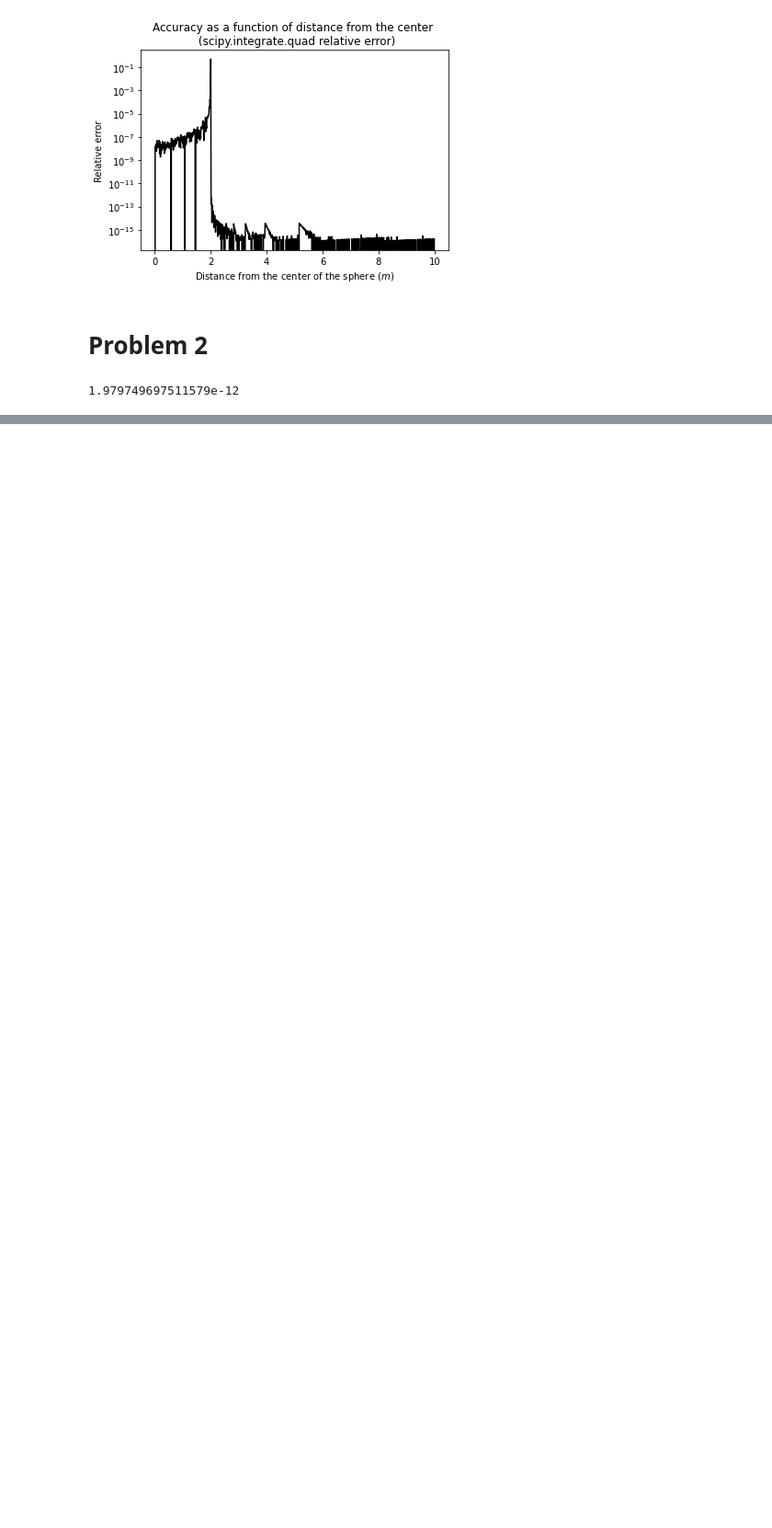
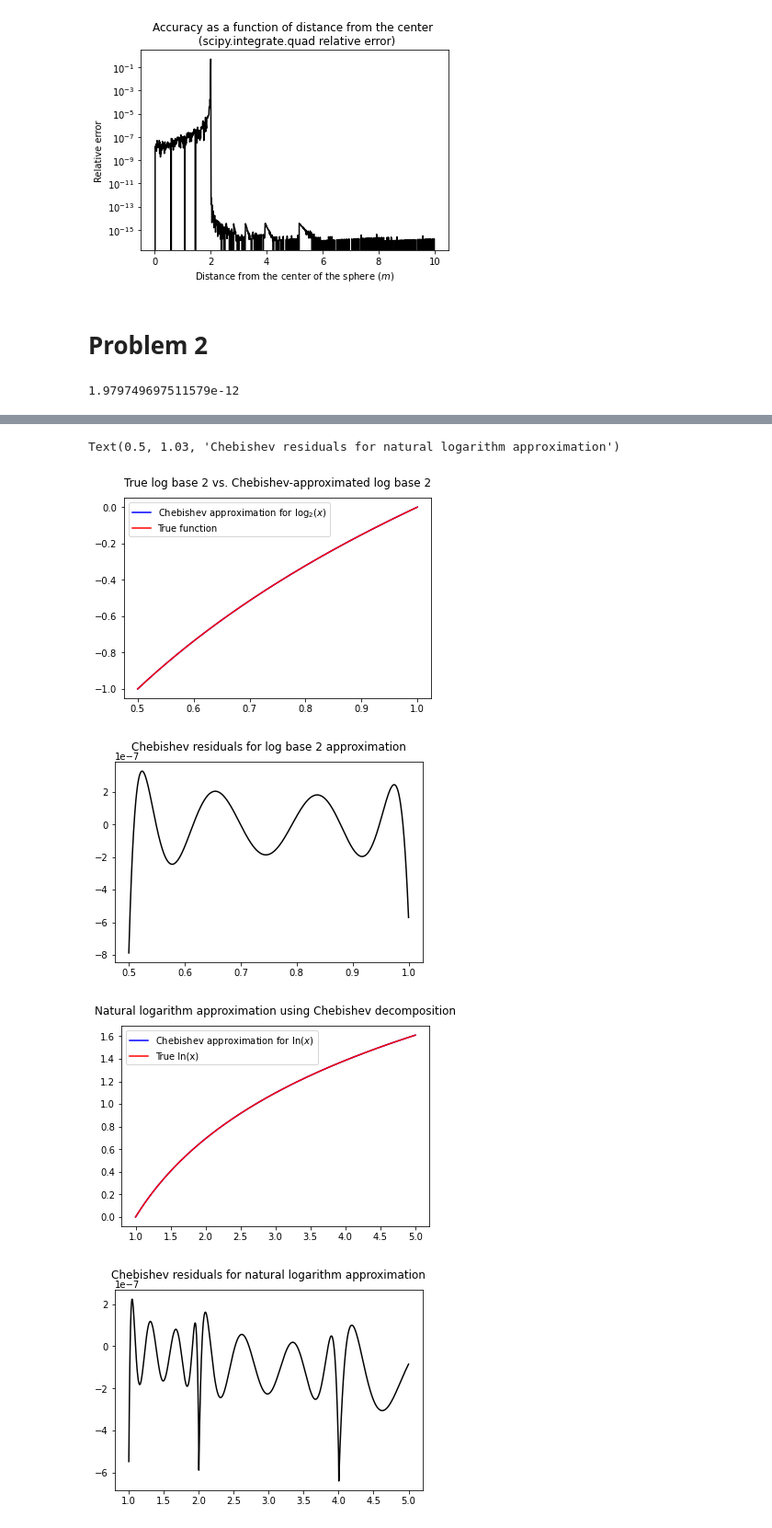
Before and after one commit to baron-de-montblanc/PHYS_512, a Jupyter notebook: problem_sets/ps2/problem_set_2.ipynb, the cells around one changed output, grey strips where cells are left out. Shown: that part at 92% size. Cells and saved outputs as stored; diff of their text form; code cells hidden in the pictures; blank space fills up the shorter version.

```diff
--- a/problem_sets/ps2/problem_set_2.ipynb
+++ b/problem_sets/ps2/problem_set_2.ipynb
@@ -225,0 +228,74 @@ print(np.abs(my_integral - true_integral))
+# %%
+import numpy.polynomial.chebyshev as cheb
+
+deg = 7
+
+x = np.linspace(0.5, 1, 1000)  # Specify range
+y_true = np.log2(x)  # True log_2 function
+
+chebishev = cheb.chebfit(x, y_true, deg)  # Get Chebishev coefficients
+y_cheb = cheb.chebval(x, chebishev)  # Evaluate the function using Chebishev approximation
+
+plt.figure(0)
+plt.plot(x, y_cheb, color='blue', label=r'Chebishev approximation for $\log_2(x)$')
+plt.plot(x, y_true, color='red', label='True function')
+plt.title("True log base 2 vs. Chebishev-approximated log base 2", y=1.03)
+plt.legend()
+#plt.savefig("cheb_log2.png", dpi=500, bbox_inches='tight')
+
+residuals = y_true - y_cheb
+
+plt.figure(1)
+plt.plot(x, residuals, color='k')
+plt.title("Chebishev residuals for log base 2 approximation", y=1.03)
+#plt.savefig("cheb_log2_res.png", dpi=500, bbox_inches='tight')
+
+# For log_2(x), the Chebishev approximation is very good with only 8 coefficients! Now for the natural log...
+
+def mylog2(x, coeffs):
+    ''' Takes natural logarithm of x assuming I can take the log base 2 of any number between -1 and 1 using my
+    Chebishev approximation
+
+    Takes as input x, the values I want to take the natural log of, and coeffs, the Chebyshev coefficients'''
+
+
+    mantissa, exponent = np.frexp(x)  # Mantissa is always between -1 and 1
+
+    # The log base 2 is log_2(x) = log_2(mantissa * 2**exponent) = log_2(mantissa) + exponent
+
+    log2 = cheb.chebval(mantissa, coeffs) + exponent  # Approximate the log_2, then add exponent
+
+    # Natural log is ln(x) = log_2(x)/log_2(e)
+    # log_2(e) is hard because e not in [-1,1], so I will also decompose it into mantissa, exponent
+
+    mantissa_e, exponent_e = np.frexp(np.e)
+
+    log2e = cheb.chebval(mantissa_e, coeffs) + exponent_e
+
+    ln = log2/log2e
+
+    return ln
+
+# Test it out!
+
+new_x = np.linspace(1, 5, 1000)  # Pick a random range to test it out on
+
+ln_x = mylog2(new_x, chebishev)
+
+plt.figure(2)
+plt.plot(new_x, ln_x, color='blue', label=r"Chebishev approximation for $\ln(x)$")
+plt.plot(new_x, np.log(new_x), color='red', label="True ln(x)")
+plt.title("Natural logarithm approximation using Chebishev decomposition", y=1.03)
+plt.legend()
+#plt.savefig("cheb_ln.png", dpi=500, bbox_inches='tight')
+
+plt.figure(3)
+plt.plot(new_x, np.log(new_x) - ln_x, color='k')
+plt.title("Chebishev residuals for natural logarithm approximation", y=1.03)
+#plt.savefig("cheb_ln_res.png", dpi=500, bbox_inches='tight')
+# %% [output]
+Text(0.5, 1.03, 'Chebishev residuals for natural logarithm approximation')
+[figure, added]
+[figure, added]
+[figure, added]
+[figure, added]
```
Also changed, not shown: parts of 2 cells of this notebook, 1 other file.
